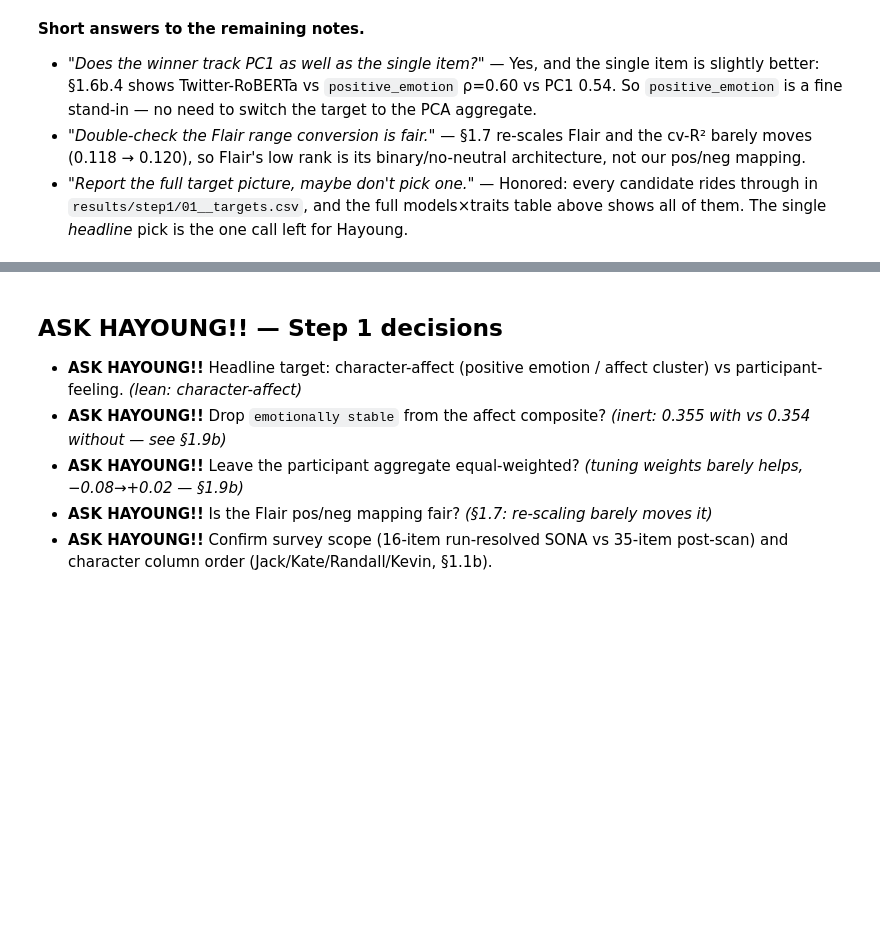
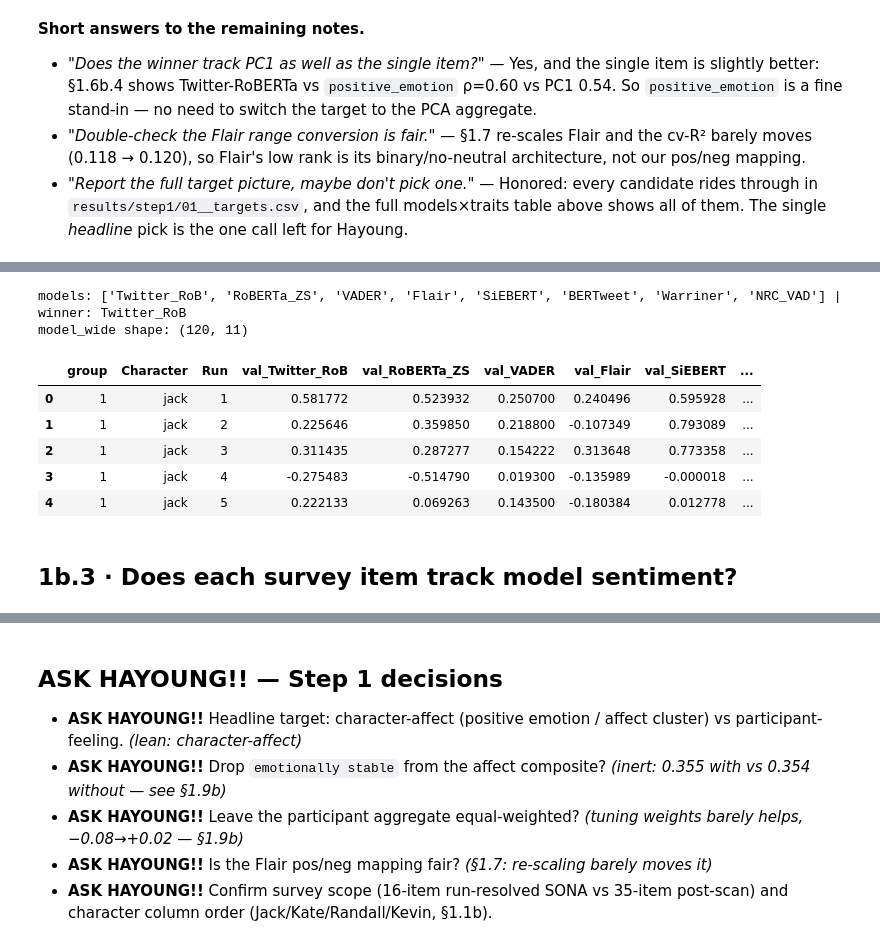
Before and after one commit to rheasrepos/characterprofilesynchronygit, a Jupyter notebook: 01_step1_ground_truth_CONSOLIDATED.ipynb, the cells around one changed output, grey strips where cells are left out. Drawn from its saved outputs; the diff is of its cells as text; code cells hidden in the pictures; blank space fills up the shorter version.

```diff
--- a/01_optimize_for_behavioral_ground_truth.ipynb
+++ b/01_step1_ground_truth_CONSOLIDATED.ipynb
@@ -1060,0 +1030,46 @@ agreeable         trustworthy           0.85
+# %%
+MODEL_FILES = {
+    "Twitter_RoB": "results/baselines/00__character_vectors_simple_Twitter_RoB.csv",
+    "RoBERTa_ZS":  "results/baselines/00__character_vectors_simple_RoBERTa_ZS.csv",
+    "VADER":       "results/baselines/00__character_vectors_simple_VADER.csv",
+    "Flair":       "results/baselines/00__character_vectors_simple_Flair.csv",
+    "SiEBERT":     "results/baselines/00__character_vectors_simple_SiEBERT.csv",
+    "BERTweet":    "results/baselines/00__character_vectors_simple_BERTweet.csv",
+    "Warriner":    "results/baselines/00b__character_vectors_simple_Warriner_val.csv",
+    "NRC_VAD":     "results/baselines/00b__character_vectors_simple_NRC_VAD_val.csv",
+}
+WINNER = "Twitter_RoB"   # from Step 1 step1_model_ranking.csv
+
+model_wide = None
+model_names = []
+for name, path in MODEL_FILES.items():
+    try:
+        d = pd.read_csv(path)
+    except FileNotFoundError:
+        print(f"[skip {name}: {path} not found]"); continue
+    d["Character"] = d["Character"].str.lower().str.strip()
+    if {"positive", "negative"}.issubset(d.columns):
+        d["valence"] = d["positive"] - d["negative"]
+    elif "valence" not in d.columns:
+        print(f"[skip {name}: no valence]"); continue
+    d["group"] = d["Participant"].map(group_from_id)
+    d = d[d["Run"].between(1, 10)]                   # drop Step-0 Run==-1 sentinel
+    g = (d.groupby(["group", "Character", "Run"])["valence"].mean()
+           .reset_index().rename(columns={"valence": f"val_{name}"}))
+    model_wide = g if model_wide is None else model_wide.merge(g, on=["group","Character","Run"])
+    model_names.append(name)
+
+print("models:", model_names, "| winner:", WINNER)
+print("model_wide shape:", model_wide.shape)
+model_wide.head()
+# %% [output]
+models: ['Twitter_RoB', 'RoBERTa_ZS', 'VADER', 'Flair', 'SiEBERT', 'BERTweet', 'Warriner', 'NRC_VAD'] | winner: Twitter_RoB
+model_wide shape: (120, 11)
+|  | group | Character | Run | val_Twitter_RoB | val_RoBERTa_ZS | val_VADER | val_Flair | val_SiEBERT | ... |
+| 0 | 1 | jack | 1 | 0.581772 | 0.523932 | 0.250700 | 0.240496 | 0.595928 | ... |
+| 1 | 1 | jack | 2 | 0.225646 | 0.359850 | 0.218800 | -0.107349 | 0.793089 | ... |
+| 2 | 1 | jack | 3 | 0.311435 | 0.287277 | 0.154222 | 0.313648 | 0.773358 | ... |
+| 3 | 1 | jack | 4 | -0.275483 | -0.514790 | 0.019300 | -0.135989 | -0.000018 | ... |
+| 4 | 1 | jack | 5 | 0.222133 | 0.069263 | 0.143500 | -0.180384 | 0.012778 | ... |
+# %% [markdown]
+## 1b.3 · Does each survey item track model sentiment?
```
Also changed, not shown: parts of 59 cells of this notebook, 6 other files.
